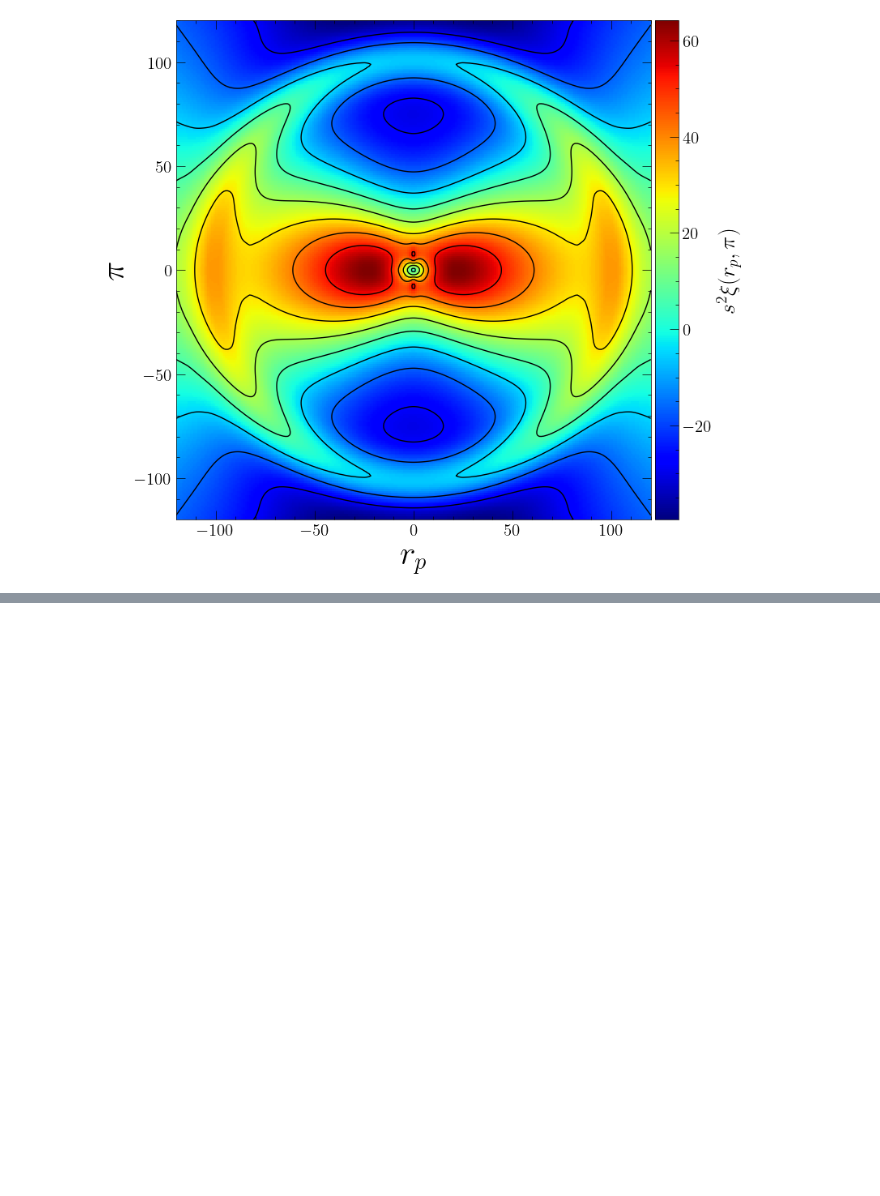
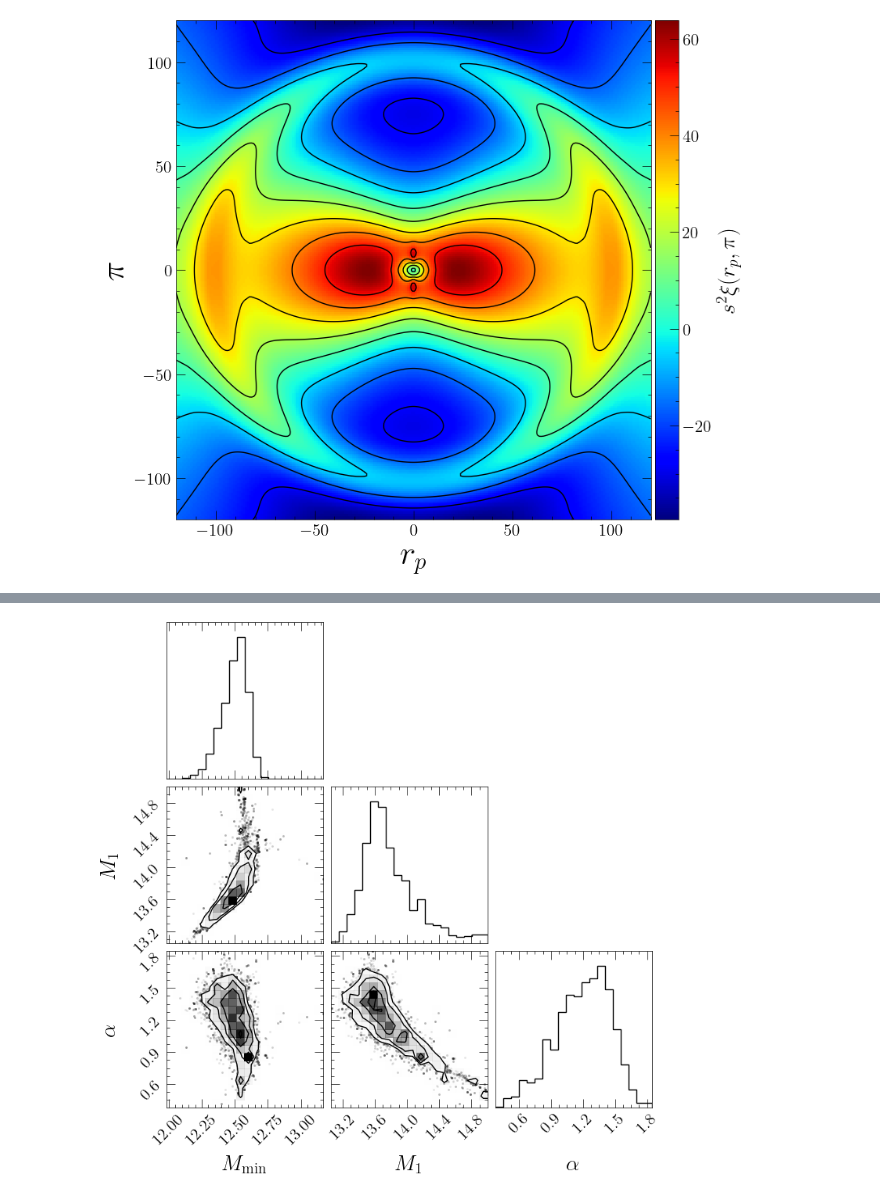
Before and after one commit to gpetter/HaloModelPy, a Jupyter notebook: notebooks/showcase.ipynb, the cells around one changed output, grey strips where cells are left out. Drawn from its saved outputs; the diff is of its cells as text; code cells hidden in the pictures; blank space fills up the shorter version.

```diff
--- a/notebooks/showcase.ipynb
+++ b/notebooks/showcase.ipynb
@@ -188,0 +216,6 @@ plt.legend()
+# %%
+mcfit = clustering_fit.fitmcmc(nwalkers=10, niter=1000, dndz=dndz, cf=cf, freeparam_ids=['M', 'M1', 'alpha'], initial_params=[12.6, 14., 1.])
+# %%
+mcfit['corner']
+# %% [output]
+[figure, added]
```
Also changed, not shown: parts of 13 cells of this notebook, 4 other files.
